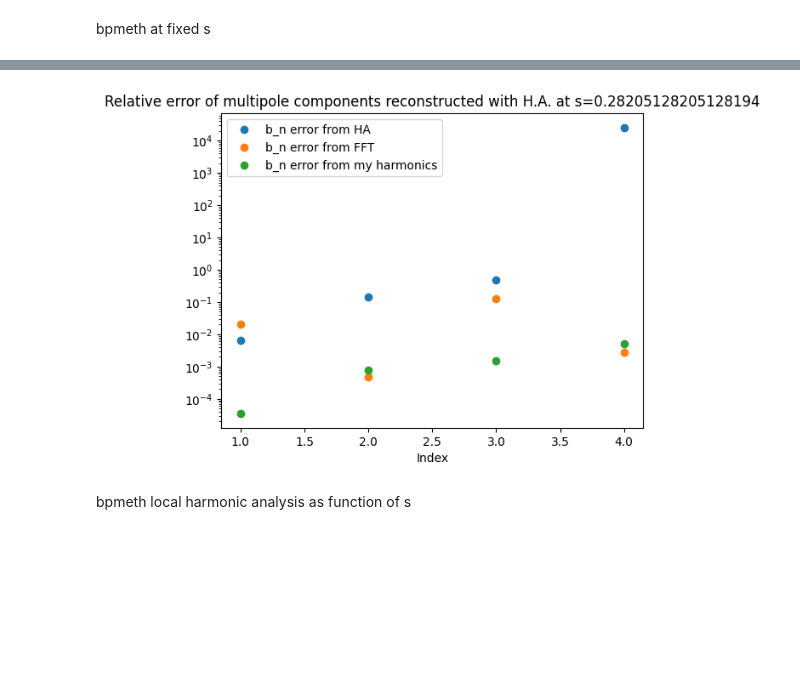
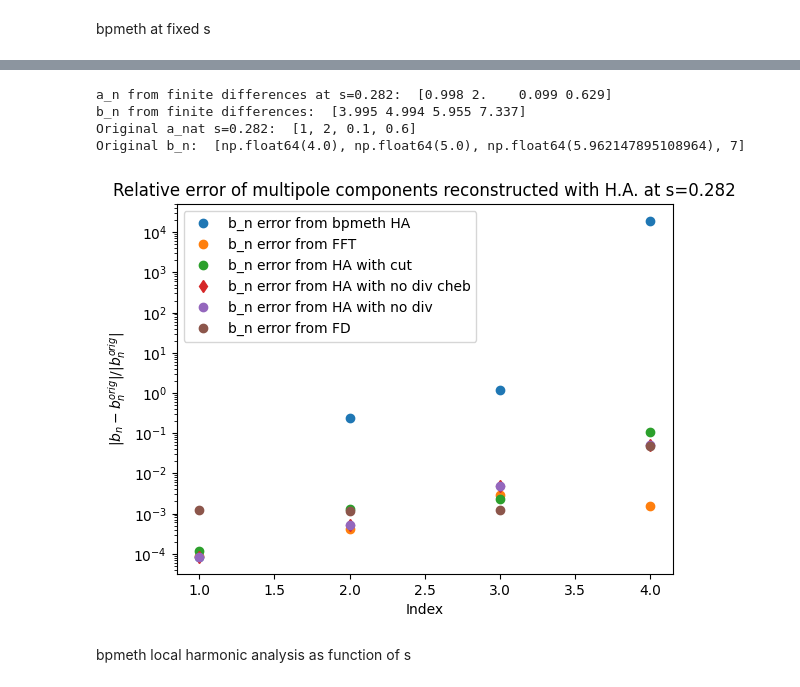
Before and after one commit to marcoliniF/bpmeth, a Jupyter notebook: preliminaryTrials/2.3abphiBABab_roundmeshgrid.ipynb, the cells around one changed output, grey strips where cells are left out. Saved outputs shown, nothing was run; the diff lists cells and outputs as text; code cells hidden in the pictures; blank space fills up the shorter version.

```diff
--- a/preliminaryTrials/2.3abphiBABab_roundmeshgrid.ipynb
+++ b/preliminaryTrials/2.3abphiBABab_roundmeshgrid.ipynb
@@ -8,7 +9,7 @@ from sympy.abc import x, y, s
 # %%
 #start from multipole coeefficients a_n(s)=a1,a2,... and b_n(s)
-a_coeffs = [1,2,3,4]
-b_coeffs = ["2*exp(-s**2)",5,6,7]
+a_coeffs = [1,2,0.1,0.6]
+b_coeffs = ["4+0*s","5+0*s","6*exp(-s**4)",7]#"1/(1 + 25*s**2)"
 #get bpmeth opbject
 expansion=bpmeth.FieldExpansion(a=a_coeffs, b=b_coeffs)
 #expansion.plot_components()
@@ -26,8 +27,8 @@ print("Scalar potential phi at (0.4,0.2,0.5):", phi_func(0.4,0.2,0.5))
 # npoints=201
 # xa= np.linspace(-1,1,npoints)
 # ya=np.linspace(-1,1,npoints)
-rmin, rmax, nr = 0.001, 1.001, 200
-ntheta = 300
+rmin, rmax, nr = 0.001, 0.401, 128
+ntheta = 200
 rr = np.linspace(rmin, rmax, nr)
 tt = np.arange(ntheta)/ntheta*2*np.pi
 ss = np.linspace(-1,1, 40)
@@ -724,20 +722,48 @@ Original bn:  ['2*exp(-s**2)', 5, 6, 7]
+# %%
+#FD derivatives in midplane for comparison
+def derivativesFromField(x, B_i, max_order): #i= x or y, B_i is the 3d array of the field component evaluated on the grid, max_order is the maximum order of derivative to compute
+    dBvector=np.zeros((max_order+1, len(B_i),len(ss)))
+    dBvector[0,:,:] = B_i[:, :] #0th derivative: take the field at y=0, keep x,s dependence
+    for i in range(1,max_order+1):
+        dBvector[i,:,:]=np.gradient(dBvector[i-1,:,:], x, axis=0)
+    return dBvector
+max_order = 4
+idx_zero = np.argmin(np.abs(x_all[:,0] - 0)) #index of the x value closest to zero
+
+dBxvector=derivativesFromField(x_all[:,0], Bx_ofx, max_order)
+dByvector=derivativesFromField(x_all[:,0], By_ofx, max_order)
+a_FD=np.zeros((max_order,len(ss)))
+b_FD=np.zeros((len(b_coeffs),len(ss)))
+a_FD[:,:]=dBxvector[:max_order,idx_zero,:]
+b_FD[:,:]=dByvector[:max_order,idx_zero,:]
+print("a_n from finite differences at s="+str(f"{s_fixed:.3}")+": ", a_FD[:,25] )
+print("b_n from finite differences: ", b_FD[:,25] )
+print("Original a_nat s="+str(f"{s_fixed:.3}")+": ", a_eva(s_fixed))
+print("Original b_n: ", b_eva(s_fixed))
+# %% [output]
+a_n from finite differences at s=0.282:  [0.998 2.    0.099 0.629]
+b_n from finite differences:  [3.995 4.994 5.955 7.337]
+Original a_nat s=0.282:  [1, 2, 0.1, 0.6]
+Original b_n:  [np.float64(4.0), np.float64(5.0), np.float64(5.962147895108964), 7]
 # %%
 p=4#how many values to plot
-#evaluate the symbolic expressions of the original coefficients to compare them with the recovered ones
-b_eva = lambdify(s, b_coeffs, 'numpy')
-a_eva = lambdify(s, a_coeffs, 'numpy')
+
 #plt.plot(range(1,len(a_coeffs[:p])+1), np.abs(a_coeffs[:p]-an[:p])/a_coeffs[:p], 'o', label='a_n error from HA')
 plt.yscale('log')
 plt.xlabel('Index')
 
-plt.title('Relative error of multipole components reconstructed with H.A. at s=' + str(s_fixed))
-plt.plot(range(1,len(b_coeffs[:p])+1), np.abs(b_eva(s_fixed)[:p]-bn[:p])/b_eva(s_fixed)[:p], 'o', label='b_n error from HA')
+plt.title('Relative error of multipole components reconstructed with H.A. at s=' + str(f"{s_fixed:.3f}"))
+plt.plot(range(1,len(b_coeffs[:p])+1), np.abs(b_eva(s_fixed)[:p]-bn[:p])/b_eva(s_fixed)[:p], 'o', label='b_n error from bpmeth HA')
 plt.plot(range(1,len(b_coeffs[:p])+1), np.abs(b_eva(s_fixed)[:p]-bnfft[:p])/b_eva(s_fixed)[:p], 'o', label='b_n error from FFT')
-plt.plot(range(1,len(b_coeffs[:p])+1), np.abs(b_eva(s_fixed)[:p]-bcurl[:p])/b_eva(s_fixed)[:p], 'o', label='b_n error from my harmonics' )
+plt.plot(range(1,len(b_coeffs[:p])+1), np.abs(b_eva(s_fixed)[:p]-bcurl_cut[:p])/b_eva(s_fixed)[:p], 'o', label='b_n error from HA with cut' )
+plt.plot(range(1,len(b_coeffs[:p])+1), np.abs(b_eva(s_fixed)[:p]-bcurl_nodiv_cheb[:p])/b_eva(s_fixed)[:p], "d",label='b_n error from HA with no div cheb' )
+plt.plot(range(1,len(b_coeffs[:p])+1), np.abs(b_eva(s_fixed)[:p]-bcurl_nodiv[:p])/b_eva(s_fixed)[:p], 'o', label='b_n error from HA with no div' )
+plt.plot(range(1,len(a_coeffs[:p])+1), np.abs(b_eva(s_fixed)[:p]-b_FD[:p,sindex])/b_eva(s_fixed)[:p], 'o', label='b_n error from FD' )
 plt.legend()
+plt.ylabel('$|b_n - b_n^{orig}|/|b_n^{orig}|$')
 plt.show()
 # %% [output]
-[figure, old version]
+[figure, new version]
 # %% [markdown]
 bpmeth local harmonic analysis as function of s
 # %%
```
Also changed, not shown: parts of 26 cells of this notebook, 1 other file.
